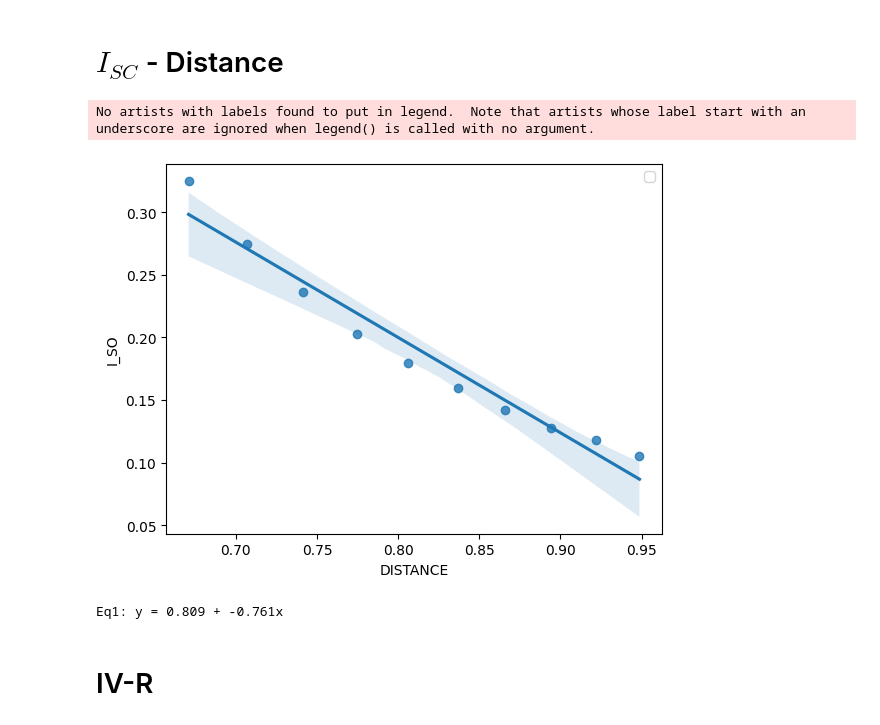
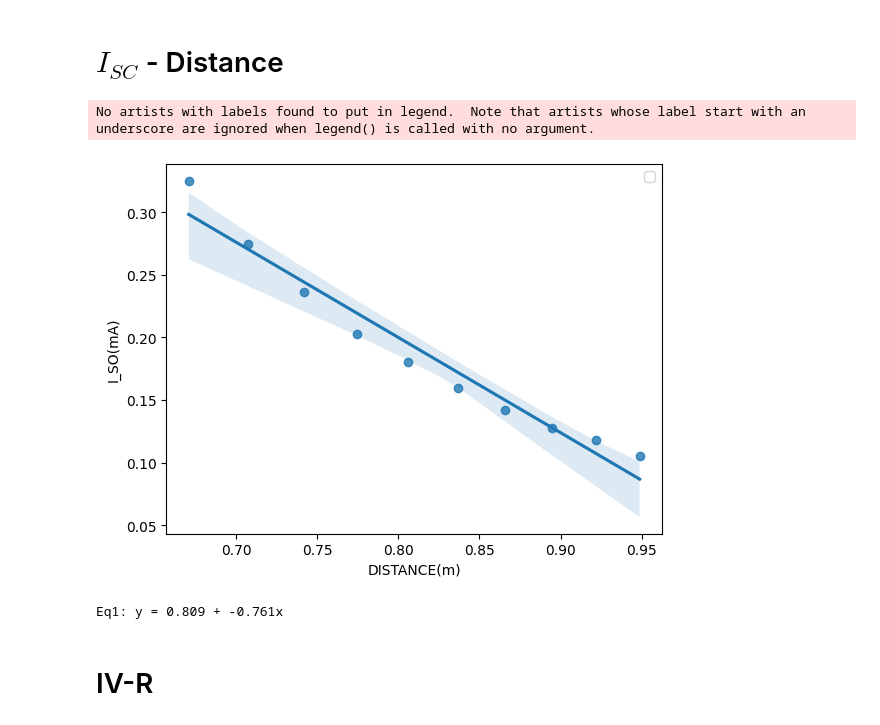
Before and after one commit to saeedshiranii/Solide-State-1-Lab, a Jupyter notebook: Semiconductors_Solar_Battery/chart_python.ipynb, the cells around one changed output. Saved outputs shown, nothing was run; the diff lists cells and outputs as text; code cells hidden in the pictures.

```diff
--- a/Semiconductors_Solar_Battery/chart_python.ipynb
+++ b/Semiconductors_Solar_Battery/chart_python.ipynb
@@ -9,36 +9,46 @@ import matplotlib.pyplot as plt
 import seaborn as sns
 import pandas as pd
 import numpy as np
 import scipy
 
 
 
 
 # create set of data
 I_SO = np.array([0.105, 0.118, 0.128, 0.142, 0.160, 0.180, 0.203, 0.236, 0.275, 0.325]) # IN MILLI AMPER UNIT
 
 DISTANCE = np.array([0.9, 0.85, 0.80, 0.75,0.70, 0.65, 0.60, 0.55, 0.50, 0.45])**0.5 # IN METER UNIT
 
-df = pd.DataFrame({'DISTANCE':DISTANCE, 'I_SO':I_SO})
+df = pd.DataFrame({'DISTANCE(m)':DISTANCE, 'I_SO(mA)':I_SO})
 
 #create regplot
-p = sns.regplot(data=df, x=df.DISTANCE, y=df.I_SO)
+p = sns.regplot(data=df, x=df['DISTANCE(m)'], y=df['I_SO(mA)'])
 
 #calculate slope and intercept of regression equation we use slop and intercept in equation
 slope, intercept, r, p, sterr = scipy.stats.linregress(x=p.get_lines()[0].get_xdata(),
                                                        y=p.get_lines()[0].get_ydata())
 
 #add regression equation to plot
 equation1 = 'y = ' + str(round(intercept,3)) + ' + ' + str(round(slope,3)) + 'x'
 
 
+# define amounts of error for each point:
+
+# I_SO_ERROR = np.array([0.00004, 0.00002, 0.00002, 0.00001, 0.00001, 0.00001, 0.00001, 0.00001, 0.00001, 0.00001]) # Amper
+# DISTANCE_ERROR = np.array([0.001, 0.001, 0.001, 0.001, 0.001, 0.001, 0.001, 0.001, 0.001, 0.001]) # m
+
+# plt.errorbar(I_SO, DISTANCE, yerr= I_SO_ERROR, xerr= DISTANCE_ERROR, fmt= '-o')
+
+plt.savefig('I_SO')
+
 plt.legend()
 plt.show()
 
+
 print(F"Eq1: {equation1}")
 # %% [output]
 No artists with labels found to put in legend.  Note that artists whose label start with an underscore are ignored when legend() is called with no argument.
-[figure, old version]
+[figure, new version]
 Eq1: y = 0.809 + -0.761x
 # %% [markdown]
 # IV-R
```
Also changed, not shown: parts of 6 cells of this notebook, 12 other files.
